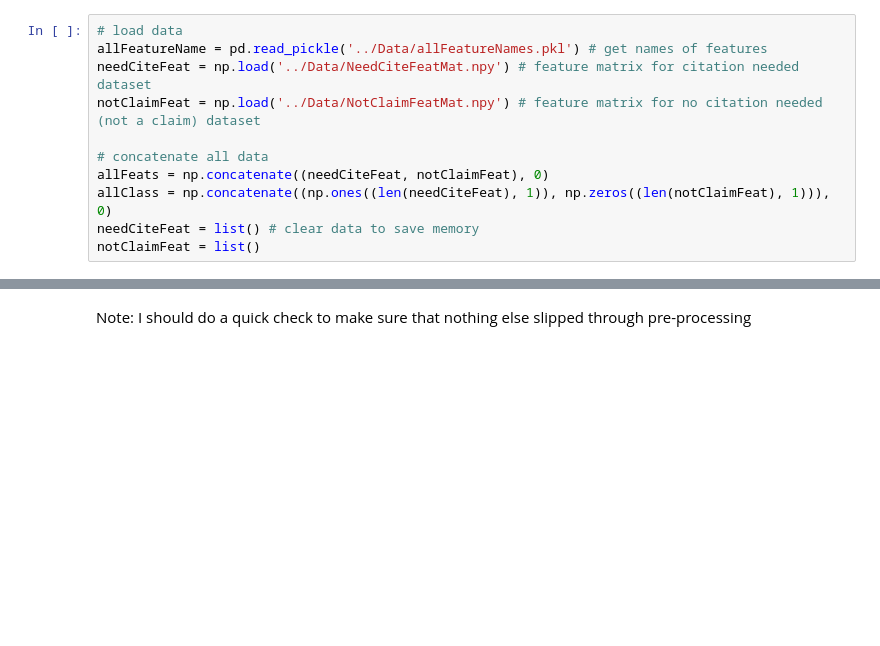
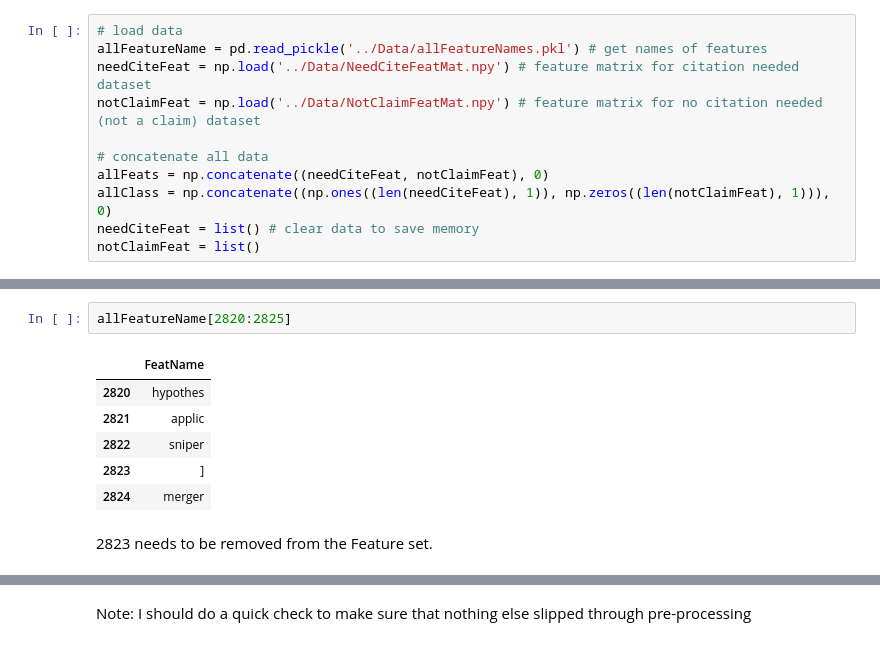
Before and after one commit to MiningMyBusiness/ClaimDetector, a Jupyter notebook: Code/cross_Validate_model.ipynb, the cells around one changed output, grey strips where cells are left out. Cells and saved outputs as stored; diff of their text form; blank space fills up the shorter version.

```diff
--- a/Code/cross_Validate_model.ipynb
+++ b/Code/cross_Validate_model.ipynb
@@ -60,0 +138,11 @@ notClaimFeat = list()
+# %%
+allFeatureName[2820:2825]
+# %% [output]
+|  | FeatName |
+| 2820 | hypothes |
+| 2821 | applic |
+| 2822 | sniper |
+| 2823 | ] |
+| 2824 | merger |
+# %% [markdown]
+2823 needs to be removed from the Feature set.
```
Also changed, not shown: parts of 50 cells of this notebook.
